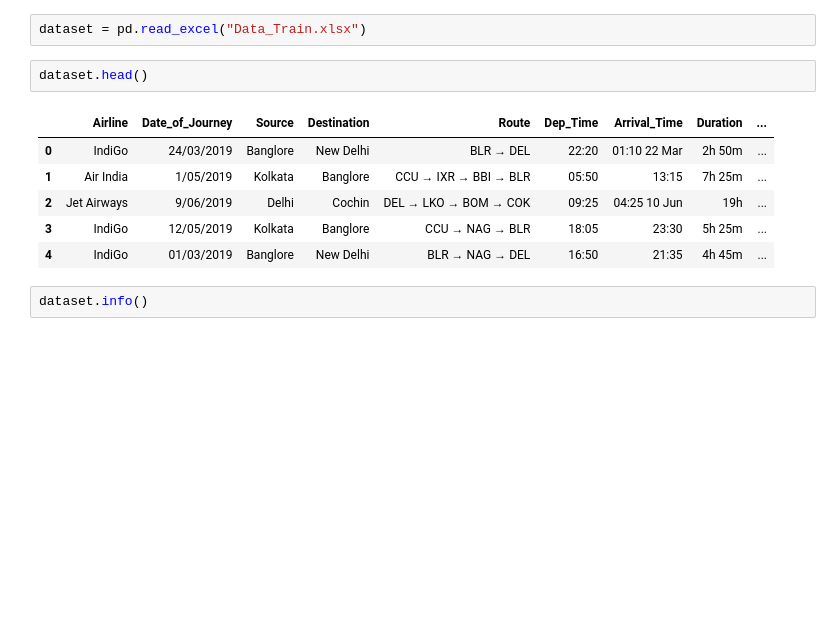
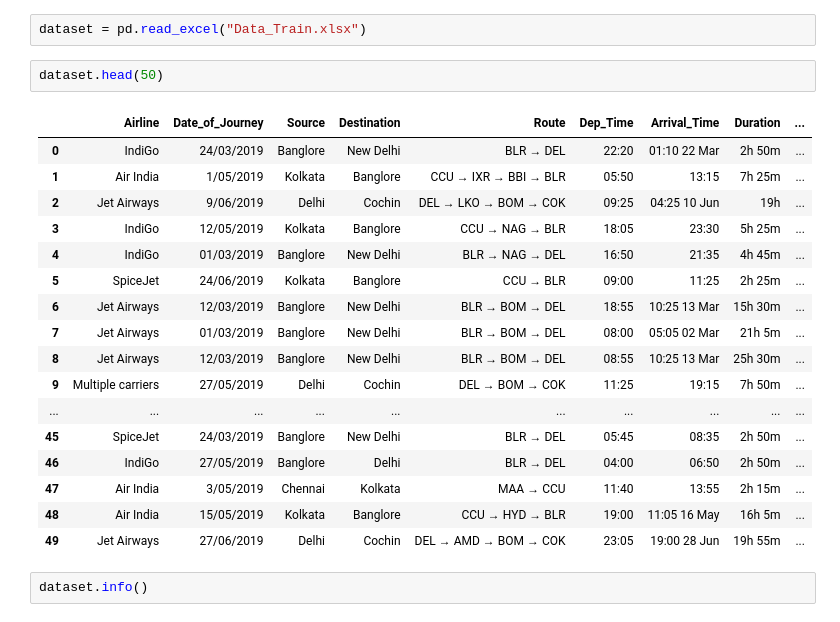
Before and after one commit to Haidar440/Data_Science, a Jupyter notebook: EDA/flightPrediction/flightPrediction.ipynb, the cells around one changed output. Cells and saved outputs as stored; diff of their text form; blank space fills up the shorter version.

```diff
--- a/EDA/flightPrediction/flightPrediction.ipynb
+++ b/EDA/flightPrediction/flightPrediction.ipynb
@@ -8,14 +8,25 @@ import seaborn as sns
 # %%
 dataset = pd.read_excel("Data_Train.xlsx")
 # %%
-dataset.head()
+dataset.head(50)
 # %% [output]
 |  | Airline | Date_of_Journey | Source | Destination | Route | Dep_Time | Arrival_Time | Duration | ... |
 | 0 | IndiGo | 24/03/2019 | Banglore | New Delhi | BLR → DEL | 22:20 | 01:10 22 Mar | 2h 50m | ... |
 | 1 | Air India | 1/05/2019 | Kolkata | Banglore | CCU → IXR → BBI → BLR | 05:50 | 13:15 | 7h 25m | ... |
 | 2 | Jet Airways | 9/06/2019 | Delhi | Cochin | DEL → LKO → BOM → COK | 09:25 | 04:25 10 Jun | 19h | ... |
 | 3 | IndiGo | 12/05/2019 | Kolkata | Banglore | CCU → NAG → BLR | 18:05 | 23:30 | 5h 25m | ... |
 | 4 | IndiGo | 01/03/2019 | Banglore | New Delhi | BLR → NAG → DEL | 16:50 | 21:35 | 4h 45m | ... |
+| 5 | SpiceJet | 24/06/2019 | Kolkata | Banglore | CCU → BLR | 09:00 | 11:25 | 2h 25m | ... |
+| 6 | Jet Airways | 12/03/2019 | Banglore | New Delhi | BLR → BOM → DEL | 18:55 | 10:25 13 Mar | 15h 30m | ... |
+| 7 | Jet Airways | 01/03/2019 | Banglore | New Delhi | BLR → BOM → DEL | 08:00 | 05:05 02 Mar | 21h 5m | ... |
+| 8 | Jet Airways | 12/03/2019 | Banglore | New Delhi | BLR → BOM → DEL | 08:55 | 10:25 13 Mar | 25h 30m | ... |
+| 9 | Multiple carriers | 27/05/2019 | Delhi | Cochin | DEL → BOM → COK | 11:25 | 19:15 | 7h 50m | ... |
+| ... | ... | ... | ... | ... | ... | ... | ... | ... | ... |
+| 45 | SpiceJet | 24/03/2019 | Banglore | New Delhi | BLR → DEL | 05:45 | 08:35 | 2h 50m | ... |
+| 46 | IndiGo | 27/05/2019 | Banglore | Delhi | BLR → DEL | 04:00 | 06:50 | 2h 50m | ... |
+| 47 | Air India | 3/05/2019 | Chennai | Kolkata | MAA → CCU | 11:40 | 13:55 | 2h 15m | ... |
+| 48 | Air India | 15/05/2019 | Kolkata | Banglore | CCU → HYD → BLR | 19:00 | 11:05 16 May | 16h 5m | ... |
+| 49 | Jet Airways | 27/06/2019 | Delhi | Cochin | DEL → AMD → BOM → COK | 23:05 | 19:00 28 Jun | 19h 55m | ... |
 # %%
 dataset.info()
 # %% [output]
```
Also changed, not shown: parts of 16 cells of this notebook, 2 other files.
